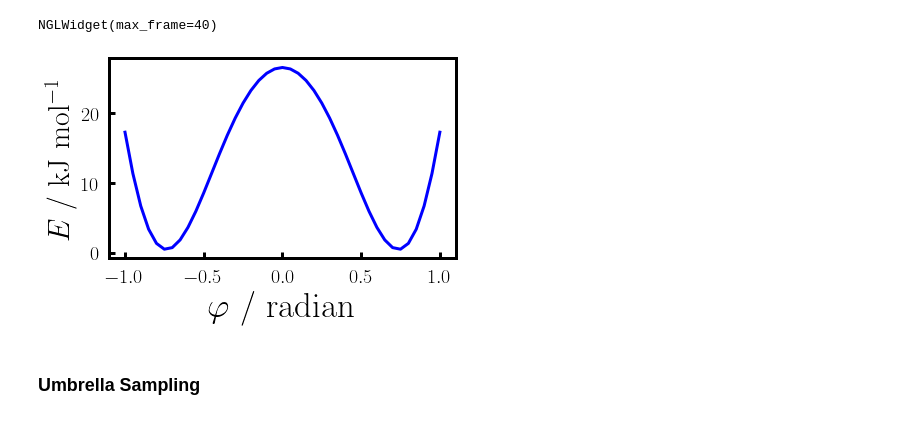
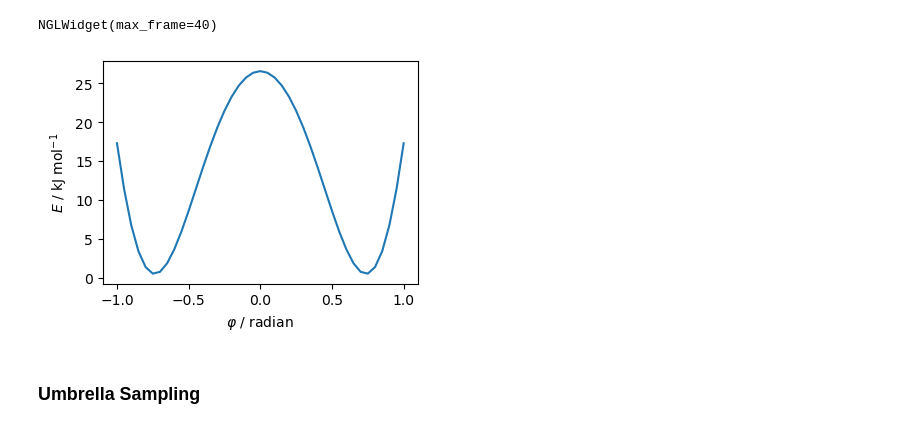
Before and after one commit to learningmatter-mit/NeuralForceField, a Jupyter notebook: tutorials/16_UmbrellaSampling_and_ScansWithHarmonicConstraints.ipynb, the cells around one changed output. Cells and saved outputs as stored; diff of their text form; code cells hidden in the pictures.

```diff
--- a/tutorials/16_UmbrellaSampling_and_ScansWithHarmonicConstraints.ipynb
+++ b/tutorials/16_UmbrellaSampling_and_ScansWithHarmonicConstraints.ipynb
@@ -73,27 +62,25 @@ targets = np.arange(min_val, max_val+dval, dval)
 # %%
-device = 'cpu'
+device = "cpu"
 
 opt_traj = []
 opt_eners = []
 
 for target in tqdm(targets):
-
     # this is a list for the class to enable multidimensional PMFs
     # definition is the CV definition
     # as we do a minimization, there is no CV range, we want to set a minimum value
     # ext_k is the force constant in eV/(CV-unit)**2
-    cv_defs = [{'definition': info_dict,
-                'range': [target, target],
-                'ext_k': 100.0,
-                'type': 'angle',
-                }
-               ]
+    cv_defs = [
+        {
+            "definition": info_dict,
+            "range": [target, target],
+            "ext_k": 100.0,
+            "type": "angle",
+        }
+    ]
 
     # set the calculator, which is the BiasBase class
-    calculator = BiasBase.from_file('models/ammonia/',
-                                    cv_defs=cv_defs,
-                                    directed=True,
-                                    device=device)
+    calculator = BiasBase.from_file("models/ammonia/", cv_defs=cv_defs, directed=True, device=device)
     atoms.set_calculator(calculator)
 
     dyn = BFGS(atoms)
@@ -319,26 +307,16 @@ nv.show_asetraj(opt_traj)
 # %% [output]
 NGLWidget(max_frame=40)
 # %%
-fig, ax = plt.subplots(1, sharex=True)
+fig, ax = plt.subplots(figsize=(4, 3), layout="tight")
 
-ax.plot(targets, opt_eners*units.mol/units.kJ, linewidth=3, color='blue')
+ax.plot(targets, opt_eners * units.mol / units.kJ)
 
-ax.spines['bottom'].set_linewidth('3')
-ax.spines['top'].set_linewidth('3')
-ax.spines['left'].set_linewidth('3')
-ax.spines['right'].set_linewidth('3')
-ax.tick_params(axis='y', length=6, width=3,
-               labelsize=20, pad=10, direction='in')
-ax.tick_params(axis='x', length=6, width=3,
-               labelsize=20, pad=10, direction='in')
+ax.set_xlabel(r"$\varphi$ / radian")
+ax.set_ylabel(r"$E$ / kJ mol$^{-1}$")
 
-ax.set_ylabel(r'$E$ / kJ mol$^{-1}$', fontsize=30)
-ax.set_xlabel(r'$\varphi$ / radian', fontsize=35)
-
-plt.tight_layout()
-plt.show()
+fig.show()
 # %% [output]
-[figure, old version]
+[figure, new version]
 # %% [markdown]
 ### Umbrella Sampling
 # %%
```
Also changed, not shown: parts of 18 cells of this notebook, 1 other file.
